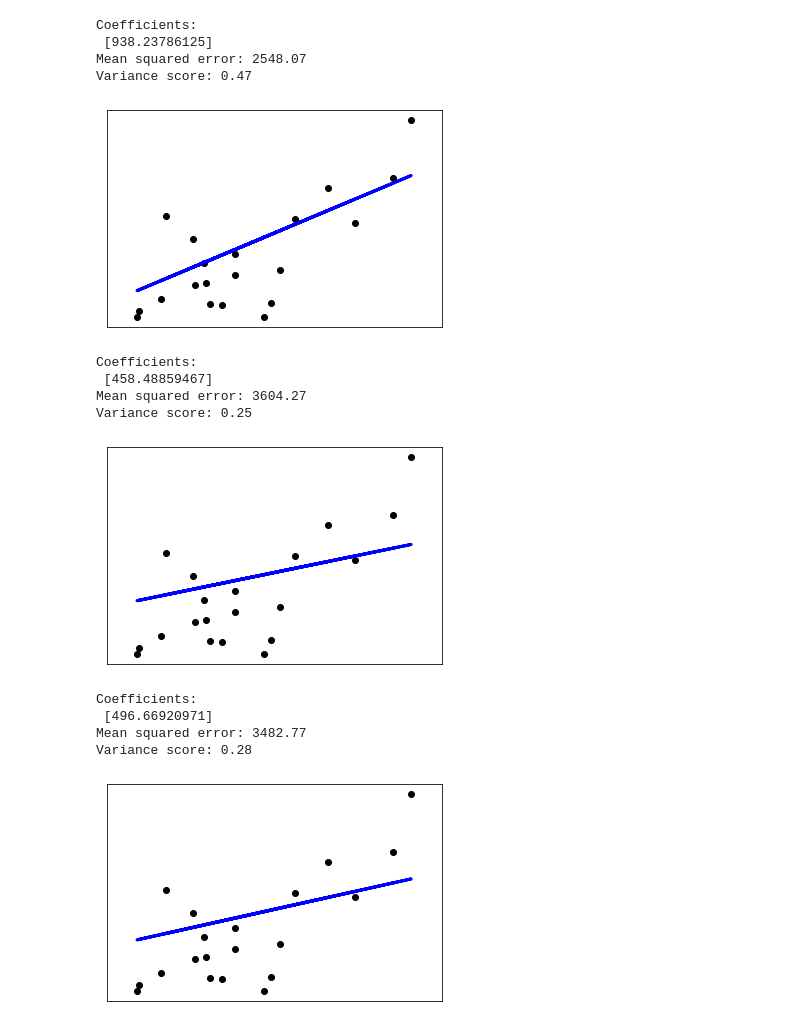
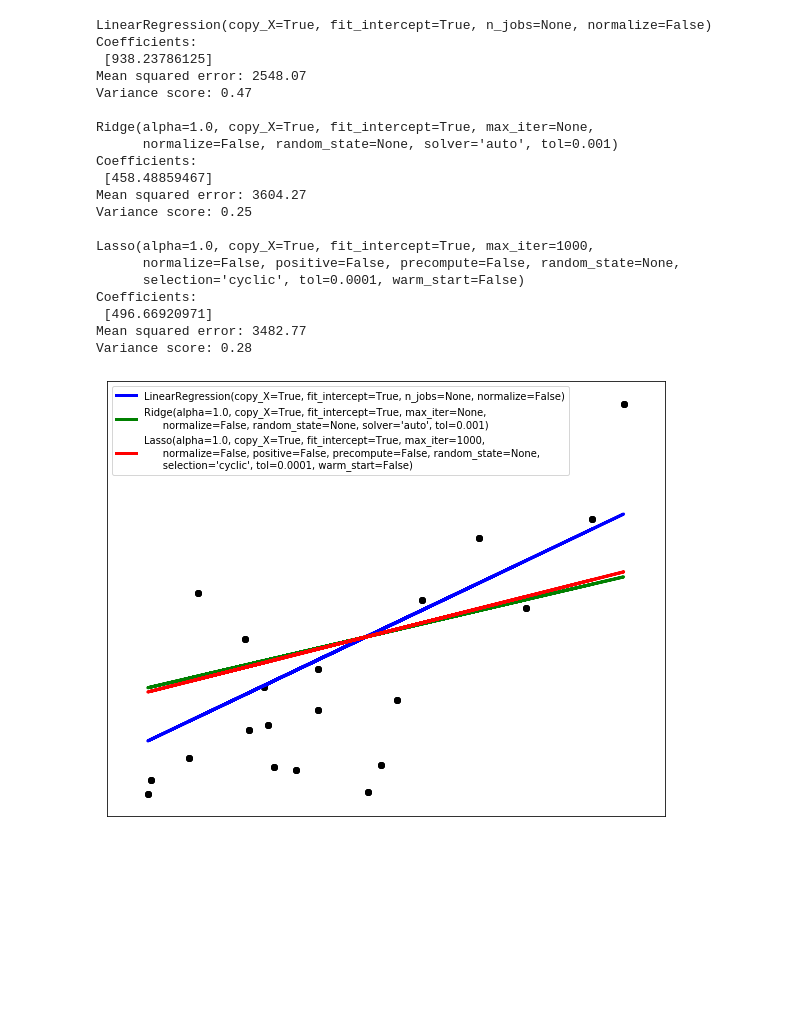
Before and after one commit to Mikel4u4u/TML, a Jupyter notebook: Regression.ipynb, the cells around one changed output. Cells and saved outputs as stored; diff of their text form; code cells hidden in the pictures; blank space fills up the shorter version.

```diff
--- a/Regression.ipynb
+++ b/Regression.ipynb
@@ -4,7 +4,6 @@ import numpy as np
 from sklearn import datasets, linear_model
 from sklearn.metrics import mean_squared_error, r2_score
 
-# Load the diabetes dataset
 diabetes = datasets.load_diabetes()
 
 
@@ -14,56 +13,61 @@ diabetes_X = diabetes.data[:, np.newaxis, 2]
 # Split the data into training/testing sets
 diabetes_X_train = diabetes_X[:-20]
 diabetes_X_test = diabetes_X[-20:]
-
-# Split the targets into training/testing sets
-diabetes_y_train = diabetes.target[:-20]
-diabetes_y_test = diabetes.target[-20:]
 
 # Create linear regression object
 
 regr1 = linear_model.LinearRegression()
 regr1.fit(diabetes_X_train, diabetes_y_train)
 
 regr2 = linear_model.Ridge()
 regr2.fit(diabetes_X_train, diabetes_y_train)
 
 regr3 = linear_model.Lasso()
 regr3.fit(diabetes_X_train, diabetes_y_train)
+plt.subplots( figsize=(10, 8))
 
-for  regr in [regr1, regr2, regr3 ]:
+
+for  regr,col in zip([regr1, regr2, regr3 ],['b', 'g','r']):
 
     # Make predictions using the testing set
     diabetes_y_pred = regr.predict(diabetes_X_test)
 
+    print(regr)
     # The coefficients
     print('Coefficients: \n', regr.coef_)
     # The mean squared error
     print("Mean squared error: %.2f"
           % mean_squared_error(diabetes_y_test, diabetes_y_pred))
     # Explained variance score: 1 is perfect prediction
-    print('Variance score: %.2f' % r2_score(diabetes_y_test, diabetes_y_pred))
+    print('Variance score: %.2f \n' % r2_score(diabetes_y_test, diabetes_y_pred))
 
     # Plot outputs
     plt.scatter(diabetes_X_test, diabetes_y_test,  color='black')
-    plt.plot(diabetes_X_test, diabetes_y_pred, color='blue', linewidth=3)
-
+    plt.plot(diabetes_X_test, diabetes_y_pred, color=col, linewidth=3,label=regr)
     plt.xticks(())
     plt.yticks(())
+    plt.legend()
 
-    plt.show()
+plt.show()
 # %% [output]
+LinearRegression(copy_X=True, fit_intercept=True, n_jobs=None, normalize=False)
 Coefficients:
  [938.23786125]
 Mean squared error: 2548.07
 Variance score: 0.47
+
+Ridge(alpha=1.0, copy_X=True, fit_intercept=True, max_iter=None,
+      normalize=False, random_state=None, solver='auto', tol=0.001)
+Coefficients:
+ [458.48859467]
+Mean squared error: 3604.27
+Variance score: 0.25
+
+Lasso(alpha=1.0, copy_X=True, fit_intercept=True, max_iter=1000,
+      normalize=False, positive=False, precompute=False, random_state=None,
+      selection='cyclic', tol=0.0001, warm_start=False)
+Coefficients:
+ [496.66920971]
+Mean squared error: 3482.77
+Variance score: 0.28
-[figure, old version]
+[figure, new version]
-Coefficients:
- [458.48859467]
-Mean squared error: 3604.27
-Variance score: 0.25
-[figure, removed]
-Coefficients:
- [496.66920971]
-Mean squared error: 3482.77
-Variance score: 0.28
-[figure, removed]
```
